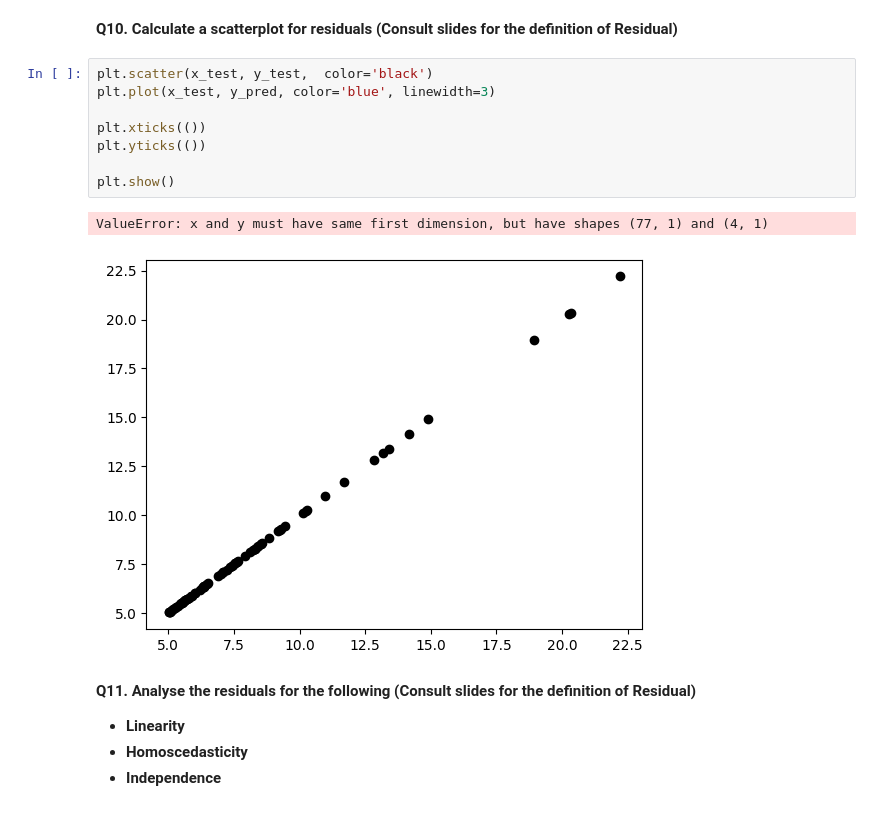
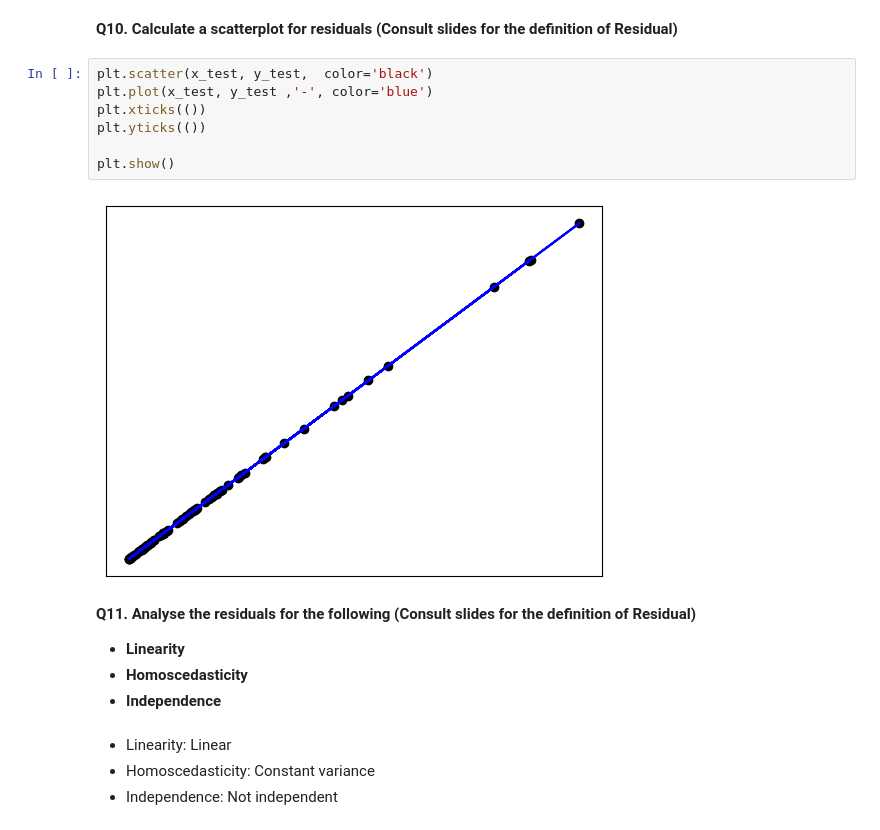
Before and after one commit to salmanalmaskati/salmanalmaskati.github.io, a Jupyter notebook: CPS 844 Labs/Lab 4/Lab 4.ipynb, the cells around one changed output. Cells and saved outputs as stored; diff of their text form.

```diff
--- a/CPS 844 Labs/Lab 4/Lab 4.ipynb
+++ b/CPS 844 Labs/Lab 4/Lab 4.ipynb
@@ -140,17 +140,19 @@ array([[26.16829261],
 **Q10. Calculate a scatterplot for residuals (Consult slides for the definition of Residual)**
 # %%
 plt.scatter(x_test, y_test,  color='black')
-plt.plot(x_test, y_pred, color='blue', linewidth=3)
-
+plt.plot(x_test, y_test ,'-', color='blue')
 plt.xticks(())
 plt.yticks(())
 
 plt.show()
 # %% [output]
-ValueError: x and y must have same first dimension, but have shapes (77, 1) and (4, 1)
-[figure, old version]
+[figure, new version]
 # %% [markdown]
 **Q11. Analyse the residuals for the following (Consult slides for the definition of Residual)**
 * **Linearity**
 * **Homoscedasticity**
 * **Independence**
+# %% [markdown]
+* Linearity: Linear
+* Homoscedasticity: Constant variance
+* Independence: Not independent
```
Also changed, not shown: parts of 1 cell of this notebook, 2 other files.
